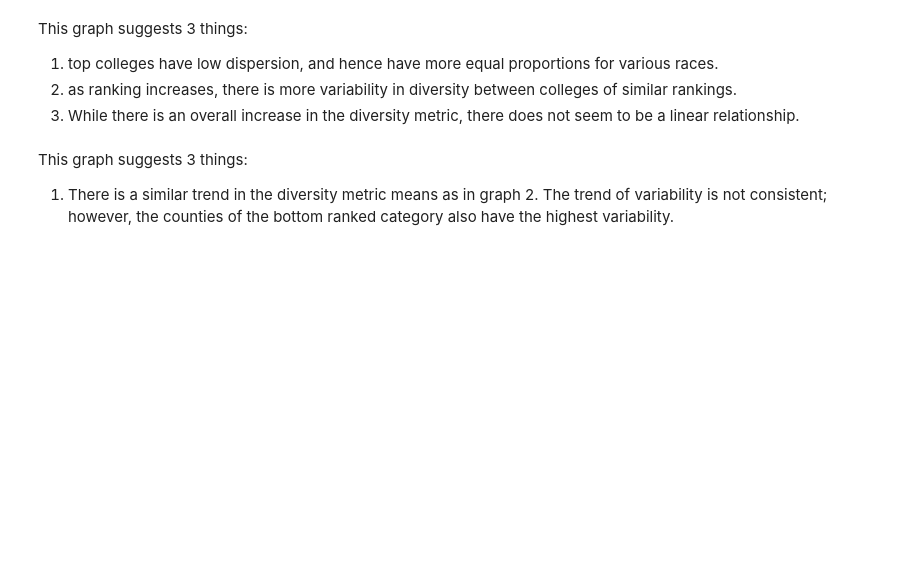
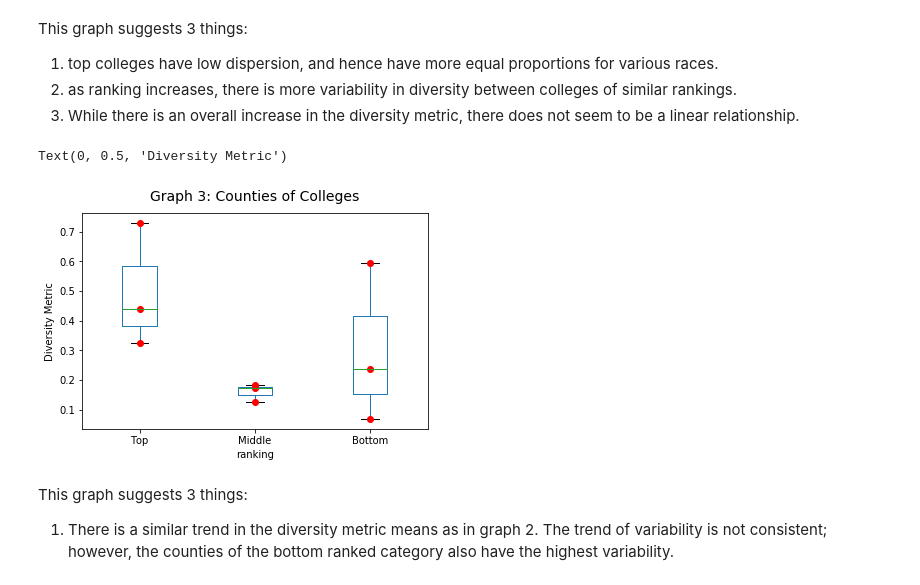
Before and after one commit to nforesti/education, a Jupyter notebook: FinalProject.ipynb, the cells around one changed output. Drawn from its saved outputs; the diff is of its cells as text; code cells hidden in the pictures; blank space fills up the shorter version.

```diff
--- a/FinalProject.ipynb
+++ b/FinalProject.ipynb
@@ -554,4 +736,24 @@ df_topmidbot.ranking.loc[(df_topmidbot['ranking'] > 877)] = 2
 df_topmidbot_county = df_counties.drop("alameda-ca")
 df_topmidbot_county["ranking"] = [0,0,0,1,1,1,2,2,2]
 df_topmidbot_county = df_topmidbot_county.copy(deep=True)
-df_topmidbot_county["var"] =  df_topmidbot_county.loc[:, ["African American", "Asian", "Hispanic","Multiracial","White"]].var(axis=1)
+
+df_topmidbot_countyspread =  df_topmidbot_county[["African American", "Asian", "Hispanic","Multiracial","White"]]
+df_topmidbot_county["Majority"] = df_topmidbot_countyspread.max(axis=1)
+
+count = 0
+for i,j in df_topmidbot_county.iterrows():
+    if j['African American'] == j['Majority']:
+        df_topmidbot_county.at[i, 'African American'] = 0
+    if j['Asian'] == j['Majority']:
+        df_topmidbot_county.at[i, 'Asian'] = 0
+    if j['Hispanic'] == j['Majority']:
+        df_topmidbot_county.at[i, 'Hispanic'] = 0
+    if j['Multiracial'] == j['Majority']:
+        df_topmidbot_county.at[i, 'Multiracial'] = 0
+    if j['White'] == j['Majority']:
+        df_topmidbot_county.at[i, 'White'] = 0
+
+
+df_topmidbot_county["mean"] = df_topmidbot_county.loc[:, ["African American", "Asian", "Hispanic","Multiracial","Pacific Islander", "Native American", "Unknown", "White"]].mean(axis=1)
+df_topmidbot_county['Diversity'] = 1-(df_topmidbot_county['Majority'] - df_topmidbot_county['mean'])
+df_topmidbot_county
@@ -568,12 +788,15 @@ This graph suggests 3 things:
 2. as ranking increases, there is more variability in diversity between colleges of similar rankings.
 3. While there is an overall increase in the diversity metric, there does not seem to be a linear relationship.
 # %%
-graph3 = df_topmidbot_county.boxplot(by ='ranking', column =['var'], grid = False)
-plt.plot(df_topmidbot_county["ranking"]+1, df_topmidbot_county["var"],'r.',alpha=1,marker='o')
+graph3 = df_topmidbot_county.boxplot(by ='ranking', column =['Diversity'], grid = False)
+plt.plot(df_topmidbot_county["ranking"]+1, df_topmidbot_county["Diversity"],'r.',alpha=1,marker='o')
 plt.xticks([1, 2, 3], ['Top', 'Middle', 'Bottom'])
 plt.suptitle("Graph 3: Counties of Colleges", fontsize = 14)
 plt.title("")
 graph3.set_ylabel('Diversity Metric')
+# %% [output]
+Text(0, 0.5, 'Diversity Metric')
+[figure, added]
 # %% [markdown]
 This graph suggests 3 things:
 1. There is a similar trend in the diversity metric means as in graph 2. The trend of variability is not consistent; however, the counties of the bottom ranked category also have the highest variability.
```
Also changed, not shown: parts of 45 cells of this notebook.
